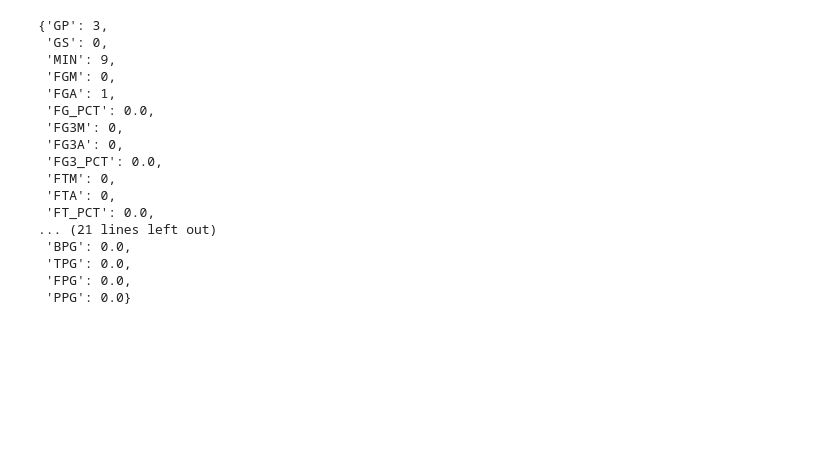
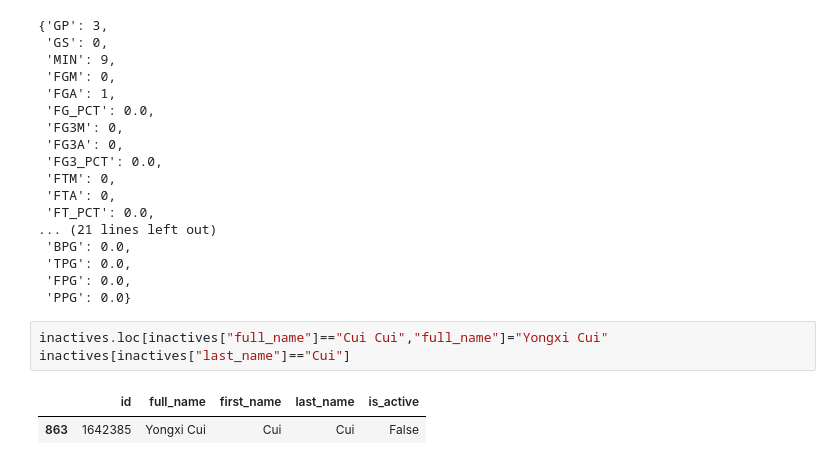
Before and after one commit to bharthun7/nba-hof-predictor, a Jupyter notebook: inactive-scraper-tester.ipynb, the cells around one changed output. Drawn from its saved outputs; the diff is of its cells as text; blank space fills up the shorter version.

Commit message:
Make minor correction for a player having mismatched names on NBA and BR

```diff
--- a/inactive-scraper-tester.ipynb
+++ b/inactive-scraper-tester.ipynb
@@ -503,3 +503,9 @@ get_career_stats(hank.iloc[0]).to_dict()
  'TPG': 0.0,
  'FPG': 0.0,
  'PPG': 0.0}
+# %%
+inactives.loc[inactives["full_name"]=="Cui Cui","full_name"]="Yongxi Cui"
+inactives[inactives["last_name"]=="Cui"]
+# %% [output]
+|  | id | full_name | first_name | last_name | is_active |
+| 863 | 1642385 | Yongxi Cui | Cui | Cui | False |
```
Also changed, not shown: 1 other file.
